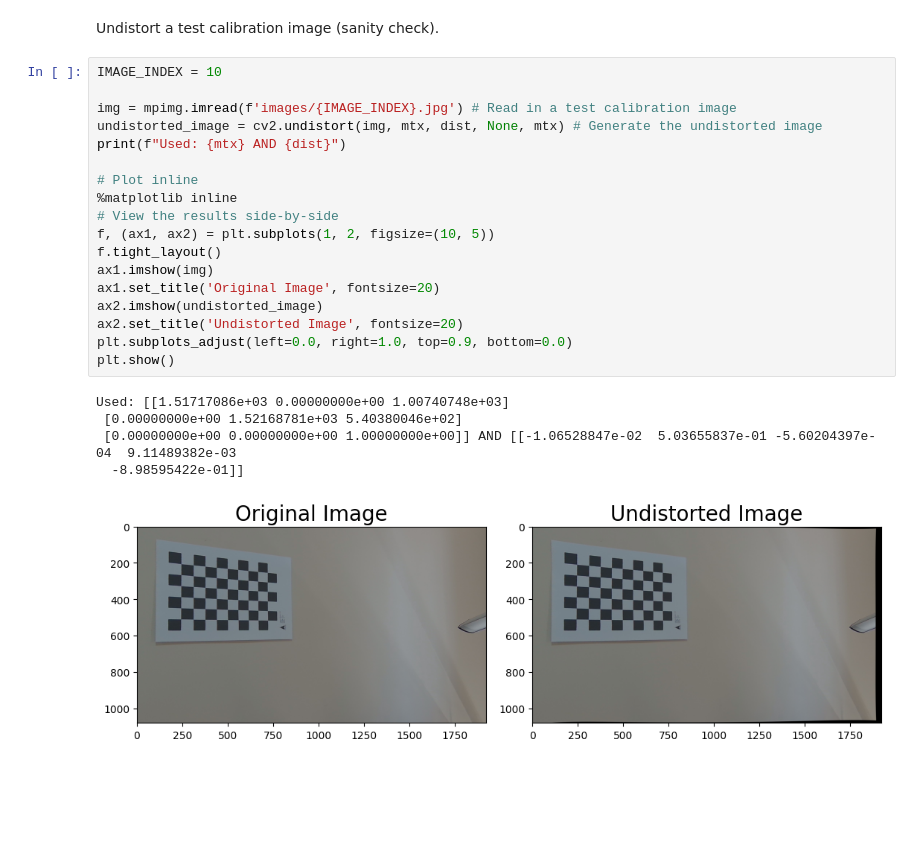
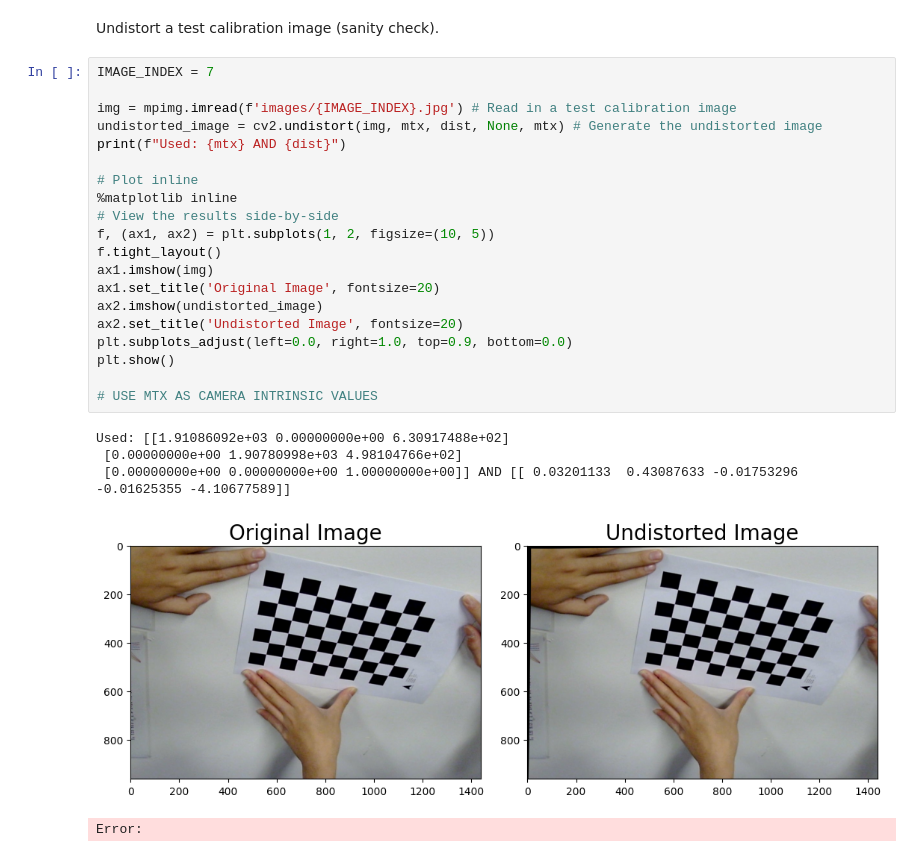
Before and after one commit to woflydev/odyssey_centerstage, a Jupyter notebook: py-testing/calibration/calibrate_camera.ipynb, the cells around one changed output. Drawn from its saved outputs; the diff is of its cells as text; blank space fills up the shorter version.

```diff
--- a/py-testing/calibration/calibrate_camera.ipynb
+++ b/py-testing/calibration/calibrate_camera.ipynb
@@ -96,26 +96,28 @@ Camera Extrinsic Parameters:
 # %% [markdown]
 Undistort a test calibration image (sanity check).
 # %%
-IMAGE_INDEX = 10
+IMAGE_INDEX = 7
 
 img = mpimg.imread(f'images/{IMAGE_INDEX}.jpg') # Read in a test calibration image
 undistorted_image = cv2.undistort(img, mtx, dist, None, mtx) # Generate the undistorted image
 print(f"Used: {mtx} AND {dist}")
 
 # Plot inline
 %matplotlib inline
 # View the results side-by-side
 f, (ax1, ax2) = plt.subplots(1, 2, figsize=(10, 5))
 f.tight_layout()
 ax1.imshow(img)
 ax1.set_title('Original Image', fontsize=20)
 ax2.imshow(undistorted_image)
 ax2.set_title('Undistorted Image', fontsize=20)
 plt.subplots_adjust(left=0.0, right=1.0, top=0.9, bottom=0.0)
 plt.show()
+
+# USE MTX AS CAMERA INTRINSIC VALUES
 # %% [output]
-Used: [[1.51717086e+03 0.00000000e+00 1.00740748e+03]
- [0.00000000e+00 1.52168781e+03 5.40380046e+02]
- [0.00000000e+00 0.00000000e+00 1.00000000e+00]] AND [[-1.06528847e-02  5.03655837e-01 -5.60204397e-04  9.11489382e-03
-  -8.98595422e-01]]
+Used: [[1.91086092e+03 0.00000000e+00 6.30917488e+02]
+ [0.00000000e+00 1.90780998e+03 4.98104766e+02]
+ [0.00000000e+00 0.00000000e+00 1.00000000e+00]] AND [[ 0.03201133  0.43087633 -0.01753296 -0.01625355 -4.10677589]]
-[figure, old version]
+[figure, new version]
+Error:
```
Also changed, not shown: parts of 1 cell of this notebook, 22 other files.
